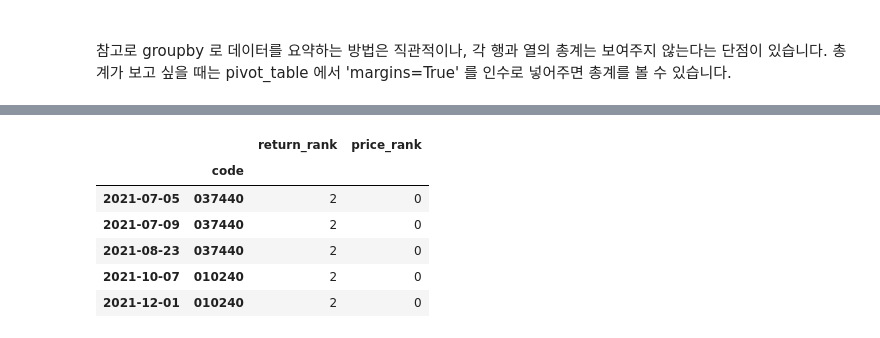
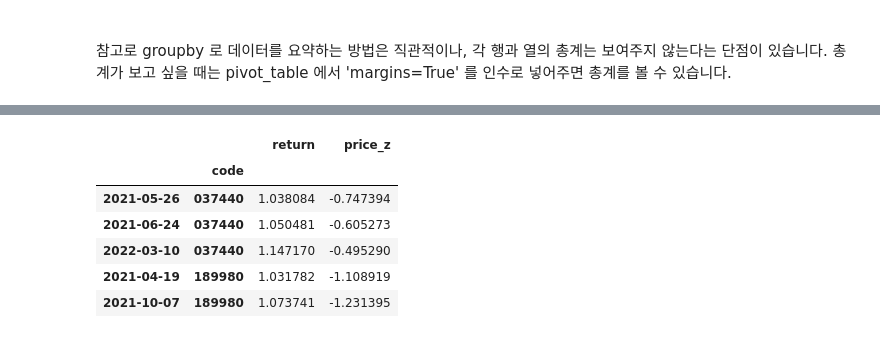
Before and after one commit to occam-KHS/JupyterBook, a Jupyter notebook: _build/jupyter_execute/chapter5/5.2.3_GAM.ipynb, the cells around one changed output, grey strips where cells are left out. Drawn from its saved outputs; the diff is of its cells as text; code cells hidden in the pictures.

```diff
--- a/_build/jupyter_execute/chapter5/5.2.3_GAM.ipynb
+++ b/_build/jupyter_execute/chapter5/5.2.3_GAM.ipynb
@@ -223,7 +223,7 @@ Name: target, dtype: float64
 # %%
 tops = test[test['yhat'] > 0.3].copy()
 
-tops['return_rank']  = pd.qcut(tops['return'], q=3) # 종가 수익률
-tops['price_rank']  = pd.qcut(tops['price_z'], q=3) # 가격 변동성
+tops['return_rank']  = pd.qcut(tops['return'], q=5) # 종가 수익률
+tops['price_rank']  = pd.qcut(tops['price_z'], q=5) # 가격 변동성
 tops.groupby(['return_rank','price_rank'])['target'].mean().unstack().style.set_table_attributes('style="font-size: 12px"')
 # %% [output]
@@ -257,12 +263,10 @@ pd.pivot_table(data = tops, index = 'return_rank', columns = 'price_rank', value
 # %%
-tops['return_rank']  = pd.qcut(tops['return'], q=3, labels=range(3)) # 종가 수익률
-tops['price_rank']  = pd.qcut(tops['price_z'], q=3, labels=range(3)) # 가격 변동성
-tops[ (tops['return_rank']==2) & (tops['price_rank']==0)][['return_rank','price_rank']].head().style.set_table_attributes('style="font-size: 12px"')
+tops[ (tops['return'] > 1.03) & (tops['price_z'] < 0)][['return','price_z']].head().style.set_table_attributes('style="font-size: 12px"')
 # %% [output]
-|  |  | return_rank | price_rank |
+|  |  | return | price_z |
 |  | code |  |  |
-| 2021-07-05 | 037440 | 2 | 0 |
-| 2021-07-09 | 037440 | 2 | 0 |
-| 2021-08-23 | 037440 | 2 | 0 |
-| 2021-10-07 | 010240 | 2 | 0 |
-| 2021-12-01 | 010240 | 2 | 0 |
+| 2021-05-26 | 037440 | 1.038084 | -0.747394 |
+| 2021-06-24 | 037440 | 1.050481 | -0.605273 |
+| 2022-03-10 | 037440 | 1.147170 | -0.495290 |
+| 2021-04-19 | 189980 | 1.031782 | -1.108919 |
+| 2021-10-07 | 189980 | 1.073741 | -1.231395 |
```
Also changed, not shown: parts of 5 cells of this notebook, 24 other files.
